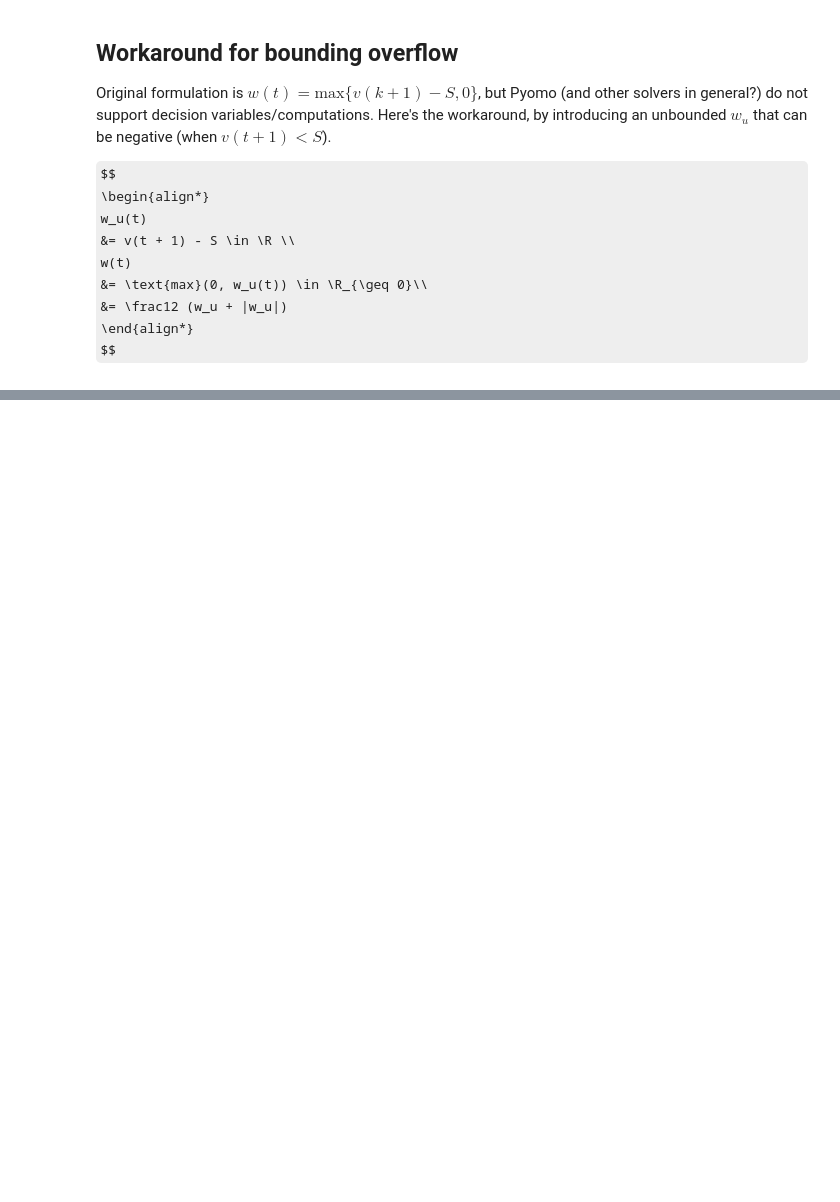
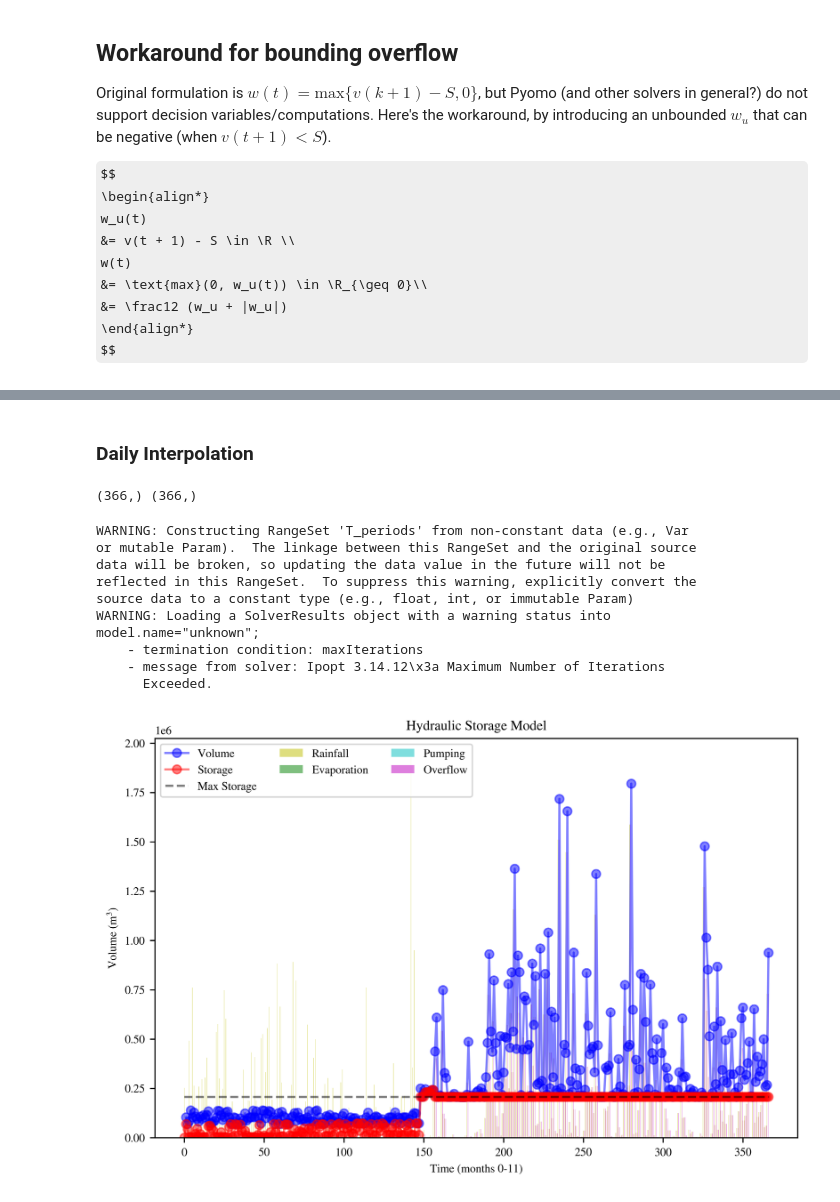
Before and after one commit to quinnouyang/Bodaway-Gap-Research, a Jupyter notebook: Water Optimization/dynamics_model/hydraulic_storage.ipynb, the cells around one changed output, grey strips where cells are left out. Cells and saved outputs as stored; diff of their text form; code cells hidden in the pictures; some formulas as TeX source; blank space fills up the shorter version.

```diff
--- a/Water Optimization/dynamics_model/hydraulic_storage.ipynb
+++ b/Water Optimization/dynamics_model/hydraulic_storage.ipynb
@@ -299,0 +374,68 @@ WARNING: Constructing RangeSet 'T_periods' from non-constant data (e.g., Var
+# %% [markdown]
+### Daily Interpolation
+# %%
+pga_d_df = utils.get_mean(pga_df, "valid", ["tmpc", "dwpc", "smps"], "D")
+irr_d_df = utils.get_mean(irr_df, "time", ["G(i)"], "D")
+
+res_d_df = pd.merge(
+    pga_d_df,
+    irr_d_df["G(i)"],
+    how="inner",
+    left_on="valid",
+    right_on="time",
+    suffixes=["_res", "_irr"],
+)
+
+evap_d_data = (
+    res_d_df.groupby(["month", "day"])
+    .mean()[["tmpc", "dwpc", "G(i)", "smps"]]
+    .to_numpy()
+)
+
+d_evap = utils.evaporation_rate_curve(evap_d_data, *popt)
+d_precip = (
+    utils.get_sum(pga_df, "valid", ["p01i"], "D")
+    .groupby(["month", "day"])
+    .mean()["p01i"]
+    .to_numpy()
+)
+
+print(d_evap.shape, d_precip.shape)
+# %% [output]
+(366,) (366,)
+# %%
+d_evap[d_evap < 0] = 0
+d_precip[d_precip < 0] = 0
+# %%
+data = {
+    None: {
+        "num_periods": {None: d_evap.size},
+        "c1": {None: C1},
+        "c2": {None: C2},
+        "A_c": {None: CATCHMENT_AREA},
+        "A_max": {None: MAX_SURFACE_AREA},
+        "Q_max": {None: 0},
+        "P": dict(enumerate(d_precip)),
+        "E_pan": dict(
+            enumerate(np.concatenate((np.repeat(PAN_EVAP_RATE / 30, 30), np.zeros(6))))
+        ),
+        "E_coeff": {None: 0.8},
+    }
+}
+
+instance = model.create_instance(data)
+results = solver.solve(instance)
+
+plot_model(instance)
+# %% [output]
+WARNING: Constructing RangeSet 'T_periods' from non-constant data (e.g., Var
+or mutable Param).  The linkage between this RangeSet and the original source
+data will be broken, so updating the data value in the future will not be
+reflected in this RangeSet.  To suppress this warning, explicitly convert the
+source data to a constant type (e.g., float, int, or immutable Param)
+WARNING: Loading a SolverResults object with a warning status into
+model.name="unknown";
+    - termination condition: maxIterations
+    - message from solver: Ipopt 3.14.12\x3a Maximum Number of Iterations
+      Exceeded.
+[figure, added]
```
Also changed, not shown: parts of 9 cells of this notebook, 2 other files.
